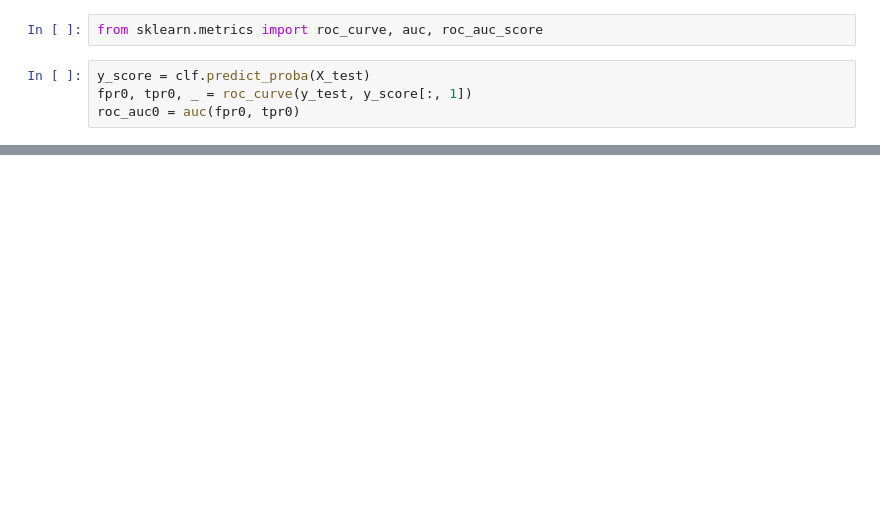
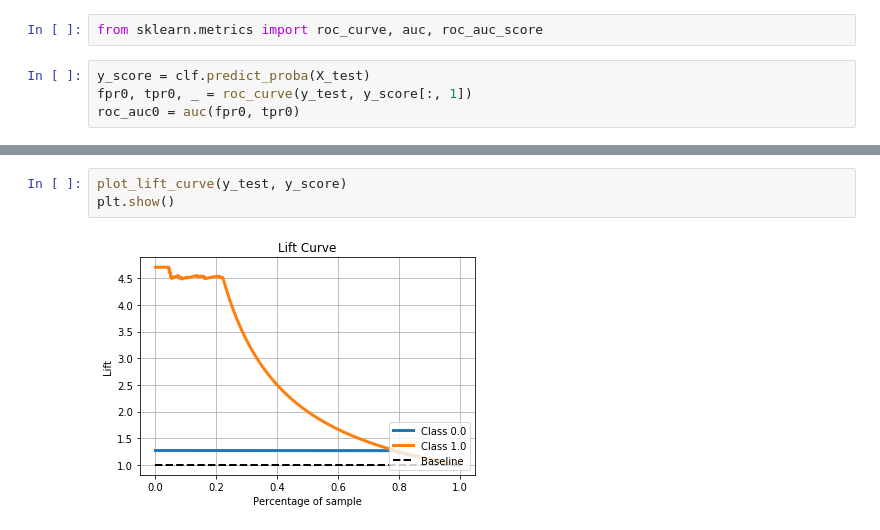
Before and after one commit to AleBonini/Data-mining-2, a Jupyter notebook: knn_nayvebayes.ipynb, the cells around one changed output, grey strips where cells are left out. Drawn from its saved outputs; the diff is of its cells as text; blank space fills up the shorter version.

```diff
--- a/knn_nayvebayes.ipynb
+++ b/knn_nayvebayes.ipynb
@@ -423,0 +441,5 @@ plt.show()
+# %%
+plot_lift_curve(y_test, y_score)
+plt.show()
+# %% [output]
+[figure, added]
```
Also changed, not shown: parts of 15 cells of this notebook.
